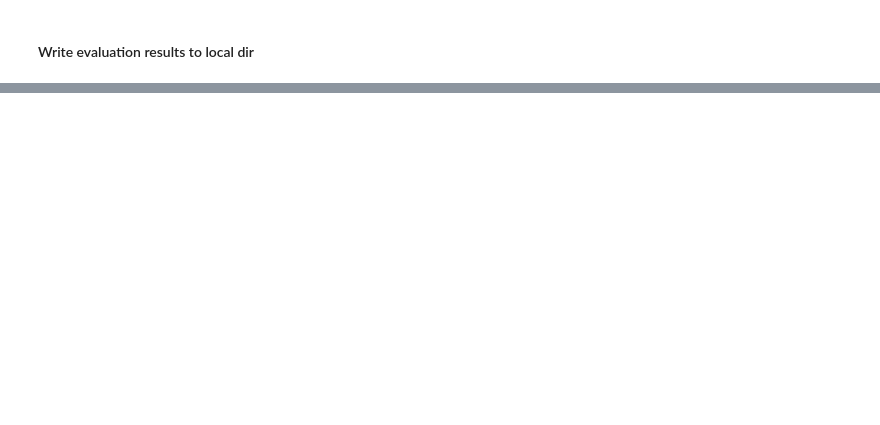
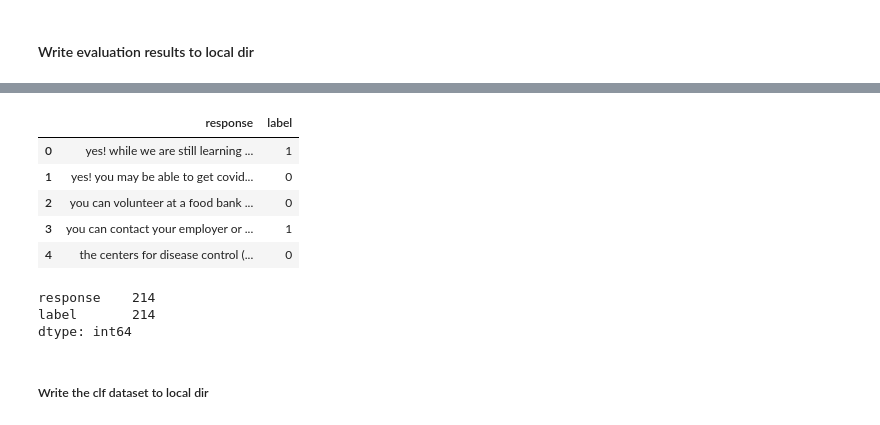
Before and after one commit to arunprsh/ChatGPT-Decoded-GPT2-FAQ-Bot-RLHF-PPO, a Jupyter notebook: 03-evaluate/01-evaluate.ipynb, the cells around one changed output, grey strips where cells are left out. Drawn from its saved outputs; the diff is of its cells as text; code cells hidden in the pictures; blank space fills up the shorter version.

```diff
--- a/03-evaluate/01-evaluate.ipynb
+++ b/03-evaluate/01-evaluate.ipynb
@@ -205,0 +205,42 @@ df.to_csv('./data/eval_results_sample.csv', index=False)
+# %%
+dataset = {}
+# %%
+for _, row in results_df.iterrows():
+    _, _, custom_gpt2_answer, oob_gpt2_answer, bert_score_custom_gpt2, bert_score_oob_gpt2 = row
+    if bert_score_custom_gpt2 > bert_score_oob_gpt2:
+        dataset[custom_gpt2_answer] = 1
+        dataset[oob_gpt2_answer] = 0
+    elif bert_score_custom_gpt2 < bert_score_oob_gpt2:
+        dataset[custom_gpt2_answer] = 0
+        dataset[oob_gpt2_answer] = 1
+    else:  # corner case when the scores are equal
+        len_1 = len(custom_gpt2_answer)
+        len_2 = len(oob_gpt2_answer)
+        if len_1 < len_2:
+            dataset[custom_gpt2_answer] = 1
+            dataset[oob_gpt2_answer] = 0
+        elif len_1 > len_2:
+            dataset[custom_gpt2_answer] = 0
+            dataset[oob_gpt2_answer] = 1
+        else:
+            # extreme corner case when both responses are either identical or of the same length with the same BERTscores
+            dataset[custom_gpt2_answer] = 1
+            dataset[oob_gpt2_answer] = 0
+# %%
+clf_dataset = pd.DataFrame(list(dataset.items()), columns=['response', 'label'])
+clf_dataset.head()
+# %% [output]
+|  | response | label |
+| 0 | yes! while we are still learning ... | 1 |
+| 1 | yes! you may be able to get covid... | 0 |
+| 2 | you can volunteer at a food bank ... | 0 |
+| 3 | you can contact your employer or ... | 1 |
+| 4 | the centers for disease control (... | 0 |
+# %%
+clf_dataset.count()
+# %% [output]
+response    214
+label       214
+dtype: int64
+# %% [markdown]
+##### Write the clf dataset to local dir
```
Also changed, not shown: parts of 7 cells of this notebook, 4 other files.
